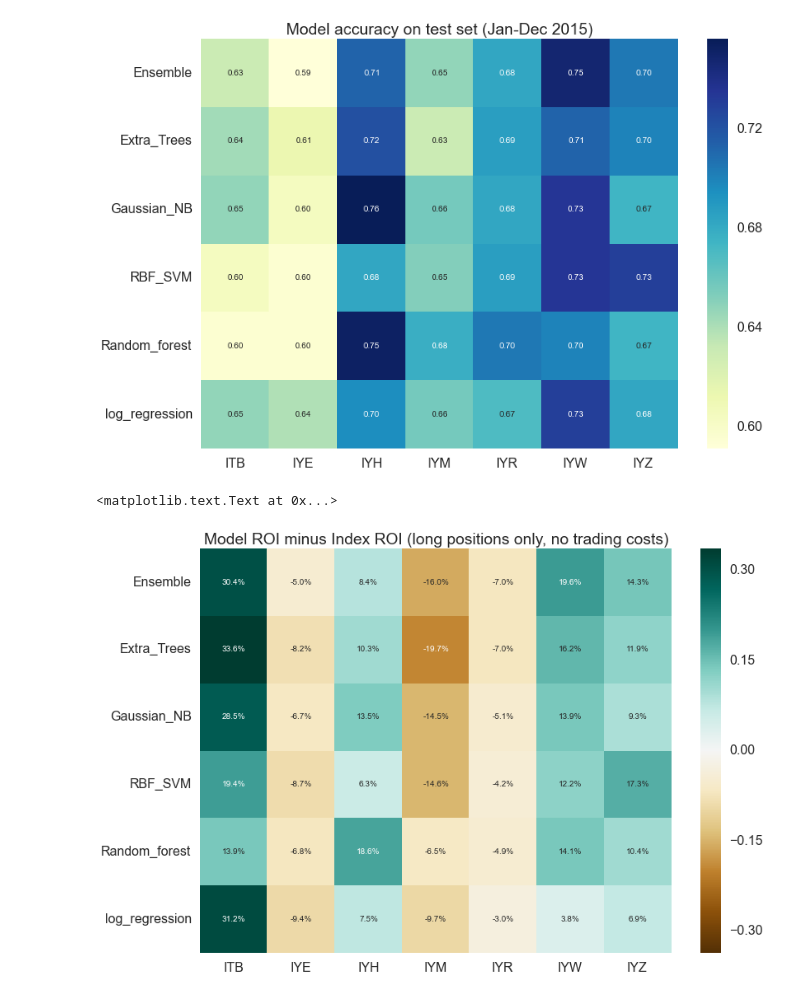
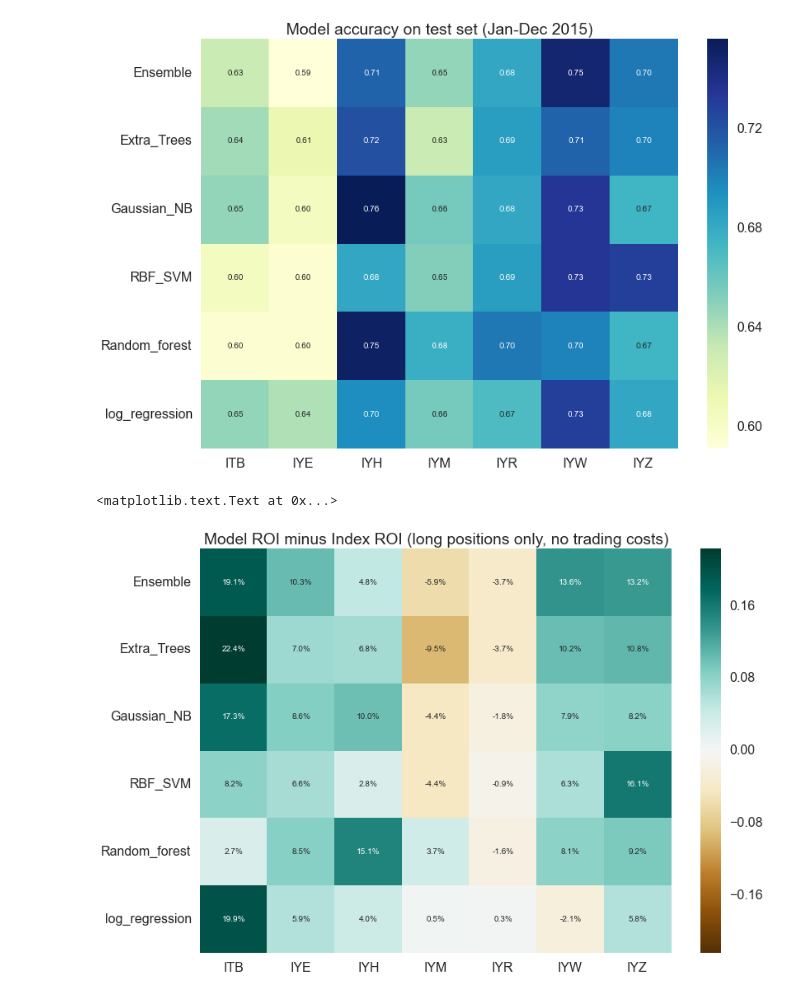
Before and after one commit to ygauthie/CS109_Project, a Jupyter notebook: RFE/SelectBK_Yvan.ipynb, the cells around one changed output. Cells and saved outputs as stored; diff of their text form; code cells hidden in the pictures.

Commit message:
Model comparison

```diff
--- a/RFE/SelectBK_Yvan.ipynb
+++ b/RFE/SelectBK_Yvan.ipynb
@@ -484,21 +484,21 @@ import glob
 result_files = glob.glob("../ML_results/*.json")
 print result_files
 accuracies_all= {}
-ROI_all={}
+ROI_diff_all={}
 for aFile in result_files:
     file_tickr = aFile[14:17]
     #print file_tickr
     with open(aFile, "r") as fd:
         result_dict = json.load(fd)
         models_acc = {}
-        models_ROI = {}
+        models_ROI_diff = {}
         for key, value in result_dict.iteritems():
             models_acc[key] =  value[1]
-            models_ROI[key] =  value[3]
+            models_ROI_diff[key] =  value[3]-value[2]
             accuracies_all[file_tickr] =  models_acc
-            ROI_all[file_tickr] =  models_ROI
+            ROI_diff_all[file_tickr] =  models_ROI_diff
 accuracies_all=pd.DataFrame(accuracies_all)
-ROI_all=pd.DataFrame(ROI_all)
+ROI_diff_all=pd.DataFrame(ROI_diff_all)
 ax = sns.heatmap(accuracies_all, annot=True, fmt='.2f',cmap="YlGnBu")
 ax.set_title("Model accuracy on test set (Jan-Dec 2015)")
 # %% [output]
@@ -506,8 +506,8 @@ ax.set_title("Model accuracy on test set (Jan-Dec 2015)")
 <matplotlib.text.Text at 0x...>
 [figure]
 # %%
-ax2 = sns.heatmap(ROI_all, annot=True, fmt='.1%',cmap="BrBG")
+ax2 = sns.heatmap(ROI_diff_all, annot=True, fmt='.1%',cmap="BrBG")
 ax2.set_title("Model ROI minus Index ROI (long positions only, no trading costs)")
 # %% [output]
 <matplotlib.text.Text at 0x...>
-[figure, old version]
+[figure, new version]
```
